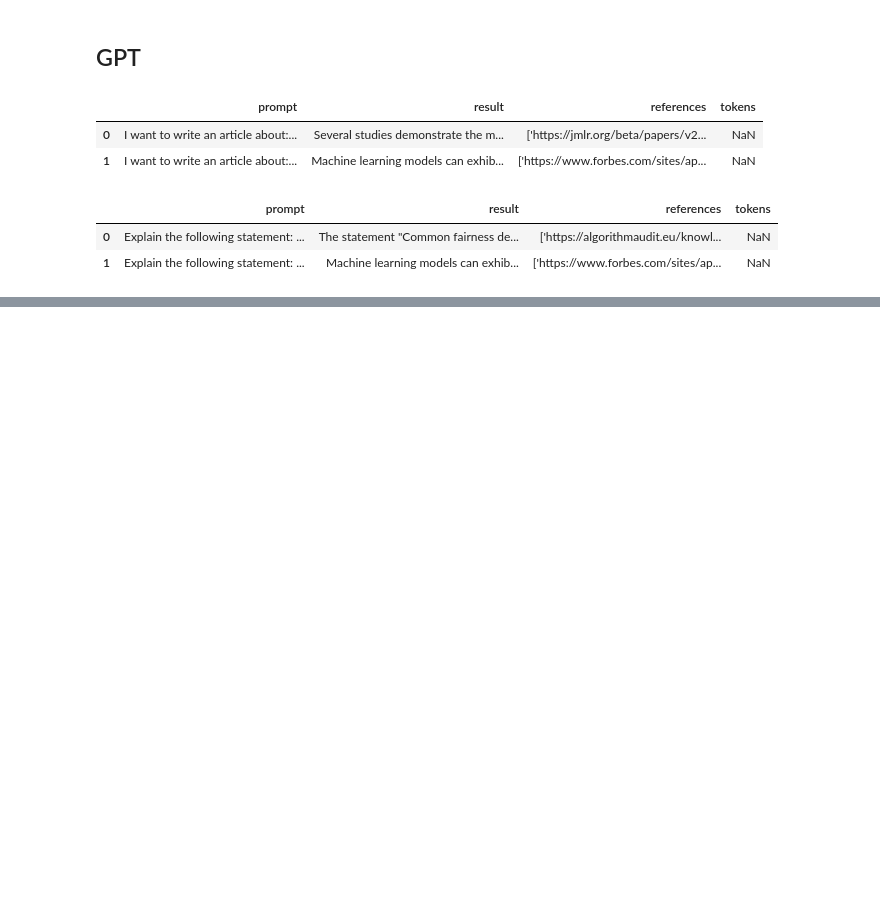
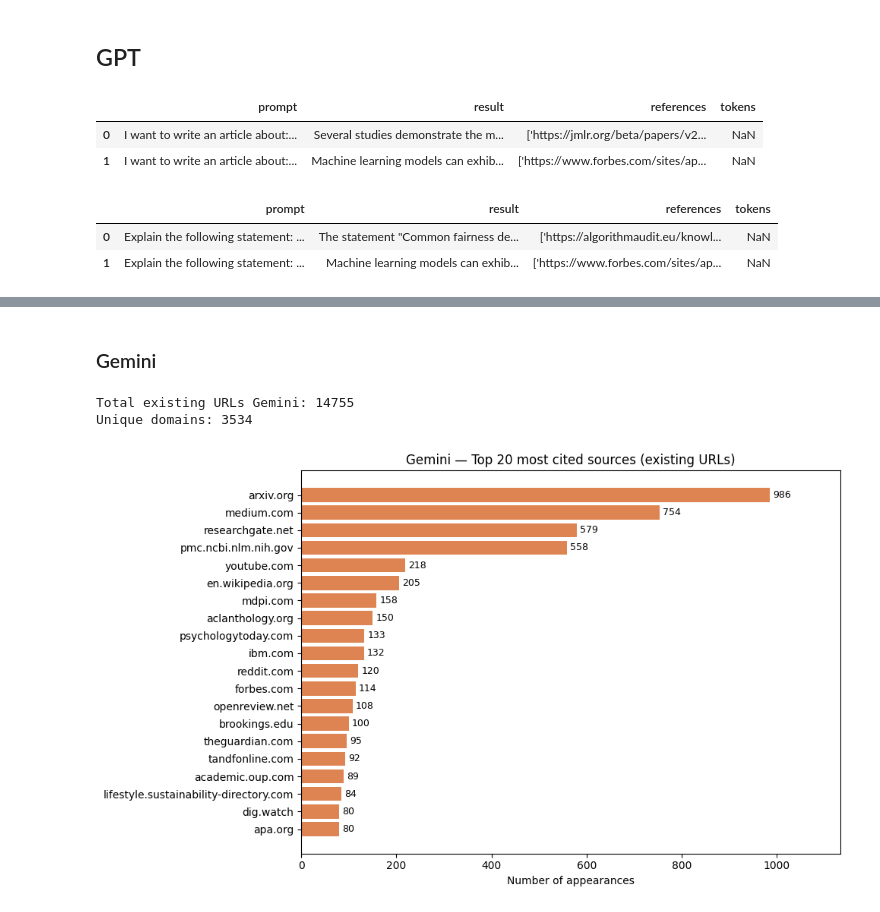
Before and after one commit to mvrobles/GenAI-Science, a Jupyter notebook: scripts/revision_manual_cb.ipynb, the cells around one changed output, grey strips where cells are left out. Drawn from its saved outputs; the diff is of its cells as text; code cells hidden in the pictures; blank space fills up the shorter version.

```diff
--- a/scripts/revision_manual_cb.ipynb
+++ b/scripts/revision_manual_cb.ipynb
@@ -57,0 +76,3 @@ print(df_mistral[df_mistral['prompt'] == prompt]['references'].iloc[0])
+# %%
+df_gemini = pd.read_csv('../data/analisis/processed/gemini_url_checks_progress.csv')
+df_gemini.head(2)
@@ -57,0 +160,14 @@ print(df_mistral[df_mistral['prompt'] == prompt]['references'].iloc[0])
+# %% [markdown]
+### Gemini
+# %%
+# df_gemini, columna se llama 'url_check' (singular)
+counter_gemini = extraer_dominios_existentes(df_gemini, 'url_check')
+
+print(f"Total existing URLs Gemini: {sum(counter_gemini.values())}")
+print(f"Unique domains: {len(counter_gemini)}\n")
+
+top_gemini = graficar_top_fuentes(counter_gemini, 'Gemini — Top 20 most cited sources (existing URLs)', color='#DD8452')
+# %% [output]
+Total existing URLs Gemini: 14755
+Unique domains: 3534
+[figure, added]
```
Also changed, not shown: parts of 19 cells of this notebook, 4 other files.
